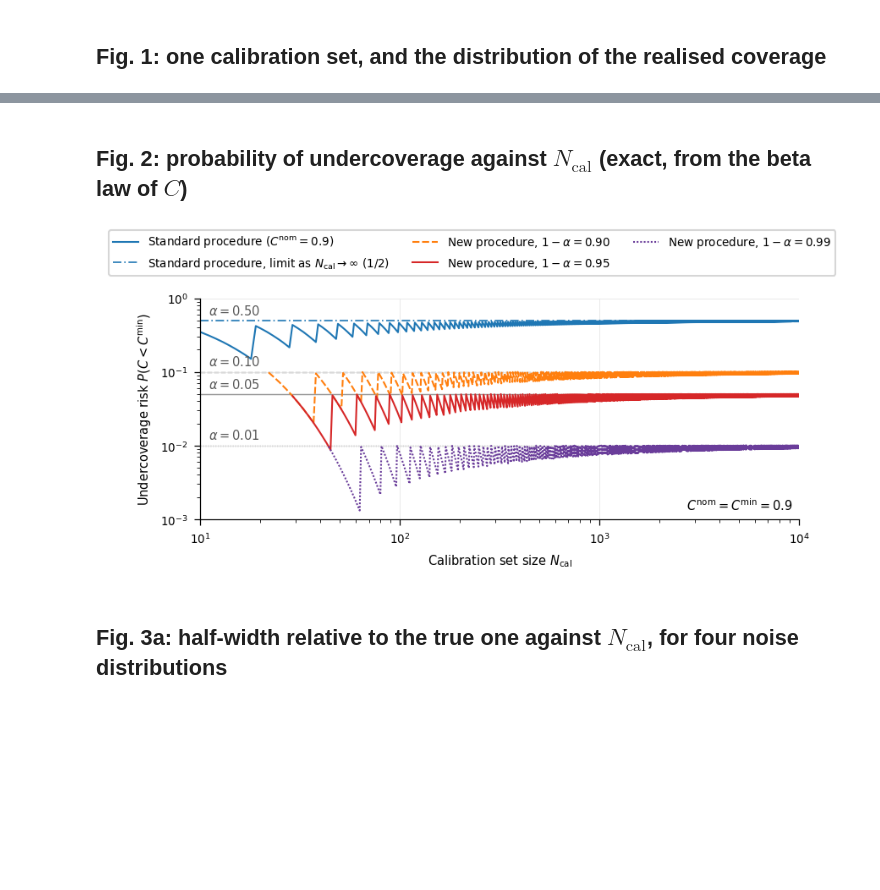
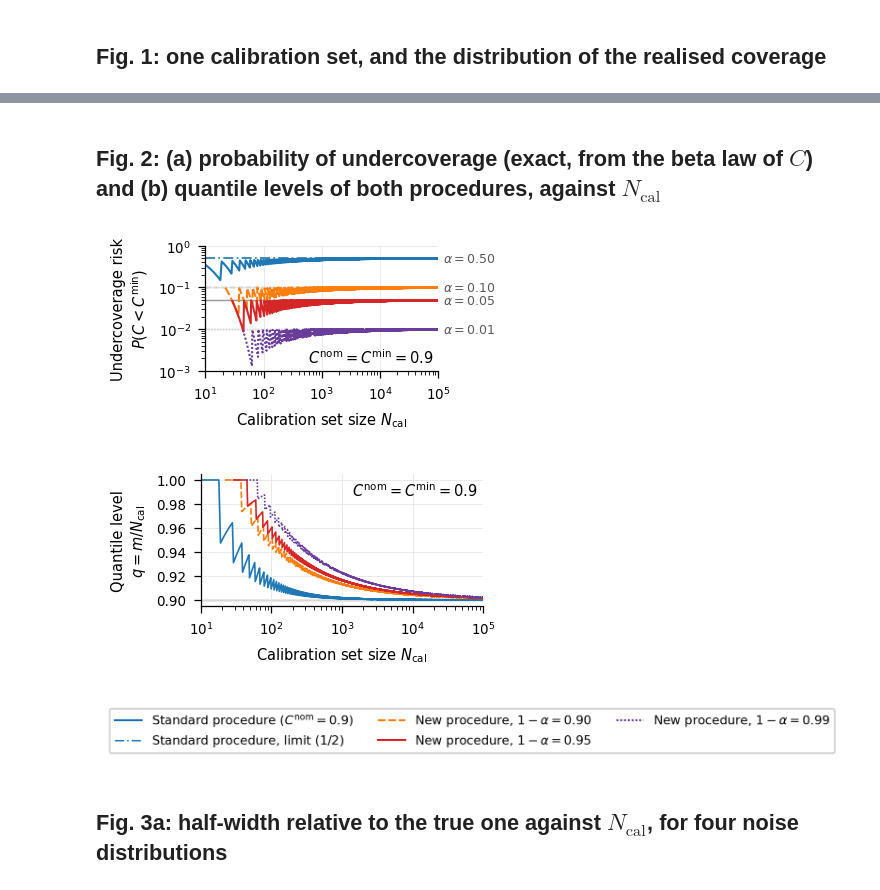
Before and after one commit to Miguel-San/Reliable-Conformal-Prediction, a Jupyter notebook: paper/01_synthetic_example.ipynb, the cells around one changed output, grey strips where cells are left out. Saved outputs shown, nothing was run; the diff lists cells and outputs as text; code cells hidden in the pictures; blank space fills up the shorter version.

```diff
--- a/paper/01_synthetic_example.ipynb
+++ b/paper/01_synthetic_example.ipynb
@@ -112,30 +114,61 @@ with cpl.style():
 # %% [markdown]
-## Fig. 2: probability of undercoverage against $N_\mathrm{cal}$ (exact, from the beta law of $C$)
+## Fig. 2: (a) probability of undercoverage (exact, from the beta law of $C$) and (b) quantile levels of both procedures, against $N_\mathrm{cal}$
 # %%
+N_ALL = np.arange(10, 100_001)
+m_all = {"std": index_standard(N_ALL, C_NOM), **{conf: index_new(N_ALL, C_MIN, conf) for conf in CONF_LEVELS}}
+risk_all = {"std": 1 - confidence(N_ALL, m_all["std"], C_MIN)}
+q_std, q_new = m_all["std"] / N_ALL, {}  # quantile levels q = m / N_cal
+for conf in CONF_LEVELS:
+    m = m_all[conf]
+    risk_all[conf] = np.where(m <= N_ALL, 1 - confidence(N_ALL, m, C_MIN), np.nan)  # NaN below N_min
+    q_new[conf] = np.where(m <= N_ALL, m / N_ALL, np.nan)
+
+SUB_F2 = (cpl.TEXT_WIDTH * 0.49, 1.35)
+LAB_F2 = {"std": f"{cpl.LABEL['std']} ($C^{{\\mathrm{{nom}}}}=0.9$)",
+          "lim": "Standard procedure, limit ($1/2$)",
+          **{conf: f"{cpl.LABEL['new']}, $1-\\alpha={conf:.2f}$" for conf in CONF_LEVELS}}
+LS_LIM = (0, (6, 2, 1, 2))
 with cpl.style():
-    fig, a = plt.subplots(figsize=(cpl.TEXT_WIDTH, 2.7), layout="constrained")
-    N_ALL = np.arange(10, 10_001)
-    risk_all = {"std": 1 - confidence(N_ALL, index_standard(N_ALL, C_NOM), C_MIN)}
+    # Fig. 2a: probability of undercoverage
+    fig, a = plt.subplots(figsize=SUB_F2, layout="constrained")
+    a.plot(N_ALL, risk_all["std"], color=cpl.COL["std"], lw=1.0)
+    a.axhline(0.5, color=cpl.COL["std"], ls=LS_LIM, lw=0.8)
+    ALPHA_LAB = dict(transform=a.get_yaxis_transform(), color="0.35", ha="left", va="center", fontsize=6)  # right of the axes
+    a.text(1.02, 0.5, "$\\alpha=0.50$", **ALPHA_LAB)
     for conf in CONF_LEVELS:
-        m = index_new(N_ALL, C_MIN, conf)
-        risk_all[conf] = np.where(m <= N_ALL, 1 - confidence(N_ALL, m, C_MIN), np.nan)  # NaN below N_min
-    a.plot(N_ALL, risk_all["std"], color=cpl.COL["std"], lw=1.0, label=f"{cpl.LABEL['std']} ($C^{{\\mathrm{{nom}}}}=0.9$)")
-    a.axhline(0.5, color=cpl.COL["std"], ls=(0, (6, 2, 1, 2)), lw=0.8,
-              label="Standard procedure, limit as $N_{\\mathrm{cal}}\\to\\infty$ ($1/2$)")
-    a.text(11, 0.5 * 1.12, "$\\alpha=0.50$", color="0.35", ha="left", va="bottom")
-    for conf in CONF_LEVELS:
-        a.plot(N_ALL, risk_all[conf], color=cpl.CONF_COL[conf], ls=cpl.LS_CONF[conf], lw=1.0,
-               label=f"{cpl.LABEL['new']}, $1-\\alpha={conf:.2f}$")
+        a.plot(N_ALL, risk_all[conf], color=cpl.CONF_COL[conf], ls=cpl.LS_CONF[conf], lw=1.0)
         a.axhline(1 - conf, color="0.6", ls=cpl.LS_CONF[conf], lw=0.7, zorder=0)
-        a.text(11, (1 - conf) * 1.12, f"$\\alpha={1 - conf:.2f}$", color="0.35", ha="left", va="bottom")
-    a.text(0.99, 0.03, "$C^{\\mathrm{nom}}=C^{\\mathrm{min}}=0.9$", transform=a.transAxes, ha="right", va="bottom")
-    a.set(xscale="log", yscale="log", xlim=(10, 1e4), ylim=(1e-3, 1), xlabel=cpl.XLAB_N,
-          ylabel="Undercoverage risk $P(C<C^{\\mathrm{min}})$")
-    fig.legend(loc="outside upper center", ncol=3)
+        a.text(1.02, 1 - conf, f"$\\alpha={1 - conf:.2f}$", **ALPHA_LAB)
+    a.text(0.98, 0.04, "$C^{\\mathrm{nom}}=C^{\\mathrm{min}}=0.9$", transform=a.transAxes, ha="right", va="bottom")
+    a.set(xscale="log", yscale="log", xlim=(10, 1e5), ylim=(1e-3, 1), xlabel=cpl.XLAB_N,
+          ylabel="Undercoverage risk\n$P(C<C^{\\mathrm{min}})$")
     cpl.savefig(fig, "fig_risk_vs_N", figdir=FIG)
     plt.show()
+
+    # Fig. 2b: quantile levels of the thresholds
+    fig, b = plt.subplots(figsize=SUB_F2, layout="constrained")
+    b.axhline(C_MIN, color="0.6", lw=0.7, zorder=0)
+    b.plot(N_ALL, q_std, color=cpl.COL["std"], lw=0.8)
+    for conf in CONF_LEVELS:
+        b.plot(N_ALL, q_new[conf], color=cpl.CONF_COL[conf], ls=cpl.LS_CONF[conf], lw=0.8)
+    b.text(0.98, 0.95, "$C^{\\mathrm{nom}}=C^{\\mathrm{min}}=0.9$", transform=b.transAxes, ha="right", va="top")
+    b.set(xscale="log", xlim=(10, 1e5), ylim=(0.895, 1.005), yticks=np.arange(0.90, 1.001, 0.02), xlabel=cpl.XLAB_N,
+          ylabel="Quantile level\n$q=m/N_{\\mathrm{cal}}$")
+    cpl.savefig(fig, "fig_quantile_levels", figdir=FIG)
+    plt.show()
+
+    # one legend for both subfigures
+    h = [Line2D([], [], color=cpl.COL["std"], lw=1.0), Line2D([], [], color=cpl.COL["std"], ls=LS_LIM, lw=0.8)]
+    h += [Line2D([], [], color=cpl.CONF_COL[c], ls=cpl.LS_CONF[c], lw=1.0) for c in CONF_LEVELS]
+    fig = plt.figure(figsize=(cpl.TEXT_WIDTH, 0.32))
+    fig.legend(h, [LAB_F2[k] for k in ("std", "lim", *CONF_LEVELS)], loc="center", ncol=3)
+    cpl.savefig(fig, "fig_risk_legend", figdir=FIG)
+    plt.close(fig)
+display(Image(FIG / "fig_risk_legend.png", width=810))  # the inline backend does not draw a figure without axes
 # %% [output]
-[figure, old version]
+[figure, new version]
+[figure, added]
+[figure, added]
 # %% [markdown]
 ## Fig. 3a: half-width relative to the true one against $N_\mathrm{cal}$, for four noise distributions
 # %%
```
Also changed, not shown: parts of 5 cells of this notebook, 4 other files.
